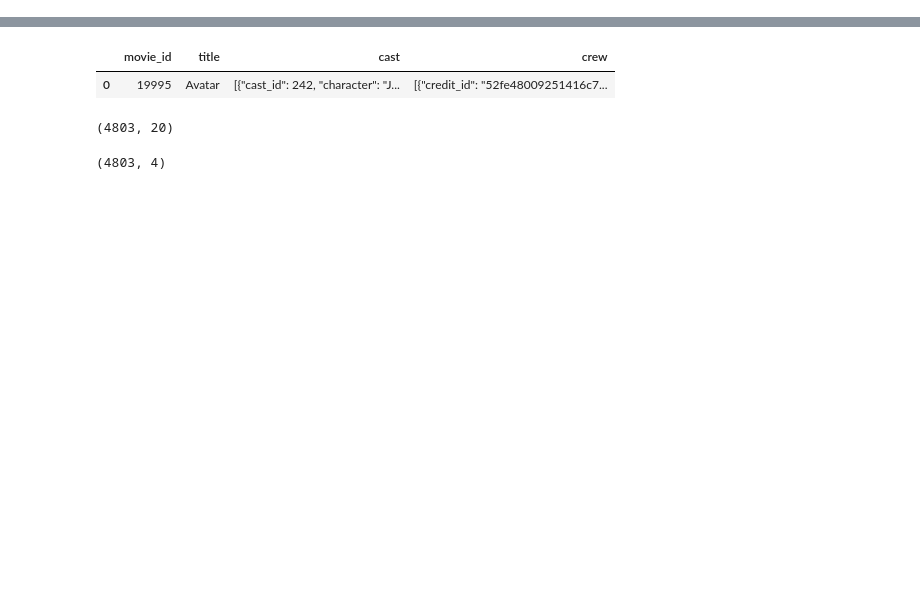
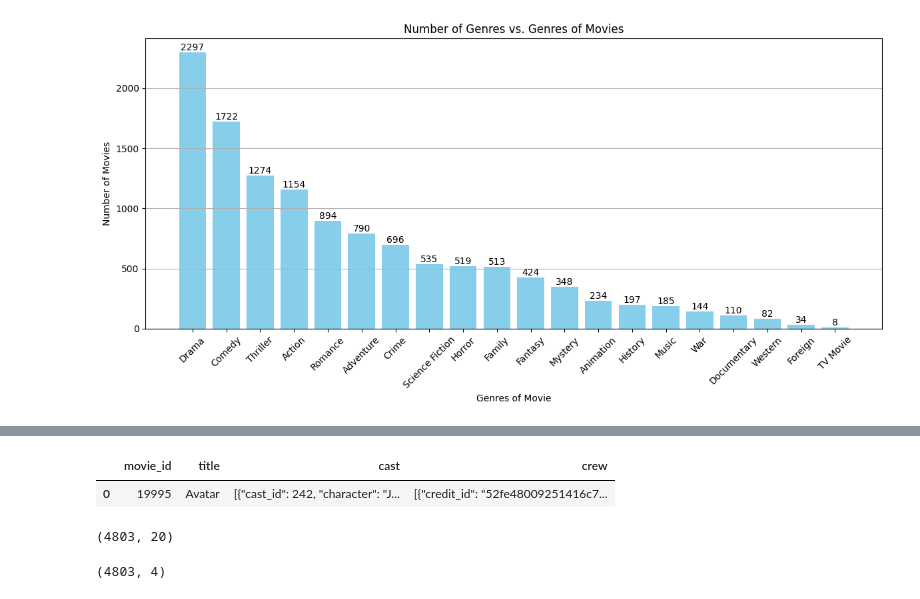
Before and after one commit to Nisargmodi3803/Movie-Recommendation-System, a Jupyter notebook: Movies-Recommendar-System.ipynb, the cells around one changed output, grey strips where cells are left out. Saved outputs shown, nothing was run; the diff lists cells and outputs as text; code cells hidden in the pictures; blank space fills up the shorter version.

Commit message:
Some Graph added and Project Done

```diff
--- a/Movies-Recommendar-System.ipynb
+++ b/Movies-Recommendar-System.ipynb
@@ -6,6 +7,39 @@ import matplotlib.pyplot as plt
 # %%
 movies = pd.read_csv('tmdb_5000_movies.csv')
 credits = pd.read_csv('tmdb_5000_credits.csv')
+# %%
+genre_counts = {}
+
+# Counting genres
+for index, row in movies.iterrows():
+    genres = ast.literal_eval(row['genres'])
+    for genre in genres:
+        genre_name = genre['name']
+        if genre_name in genre_counts:
+            genre_counts[genre_name] += 1
+        else:
+            genre_counts[genre_name] = 1
+
+genre_counts_df = pd.DataFrame(list(genre_counts.items()), columns=['Genre', 'Number of Movies'])
+
+genre_counts_df.sort_values(by='Number of Movies', ascending=False, inplace=True)
+
+plt.figure(figsize=(12, 6))
+bars = plt.bar(genre_counts_df['Genre'], genre_counts_df['Number of Movies'], color='skyblue')
+plt.xticks(rotation=45)
+plt.xlabel('Genres of Movie')
+plt.ylabel('Number of Movies')
+plt.title('Number of Genres vs. Genres of Movies')
+plt.grid(axis='y')
+
+for bar in bars:
+    yval = bar.get_height()
+    plt.text(bar.get_x() + bar.get_width()/2, yval, int(yval), ha='center', va='bottom')
+
+plt.tight_layout()
+plt.show()
+# %% [output]
+[figure, added]
 # %%
 movies.head(1)
 # movies.head(1)['keywords'].values  # Just Looking all keywords of movie.
```
Also changed, not shown: parts of 6 cells of this notebook.
